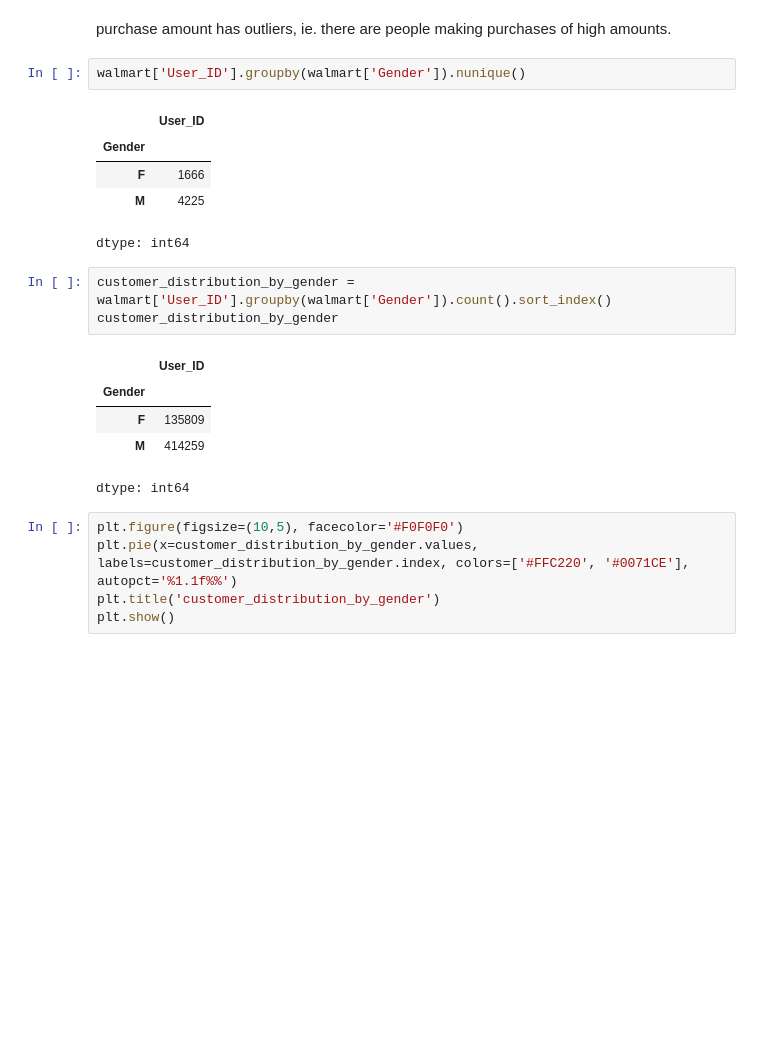
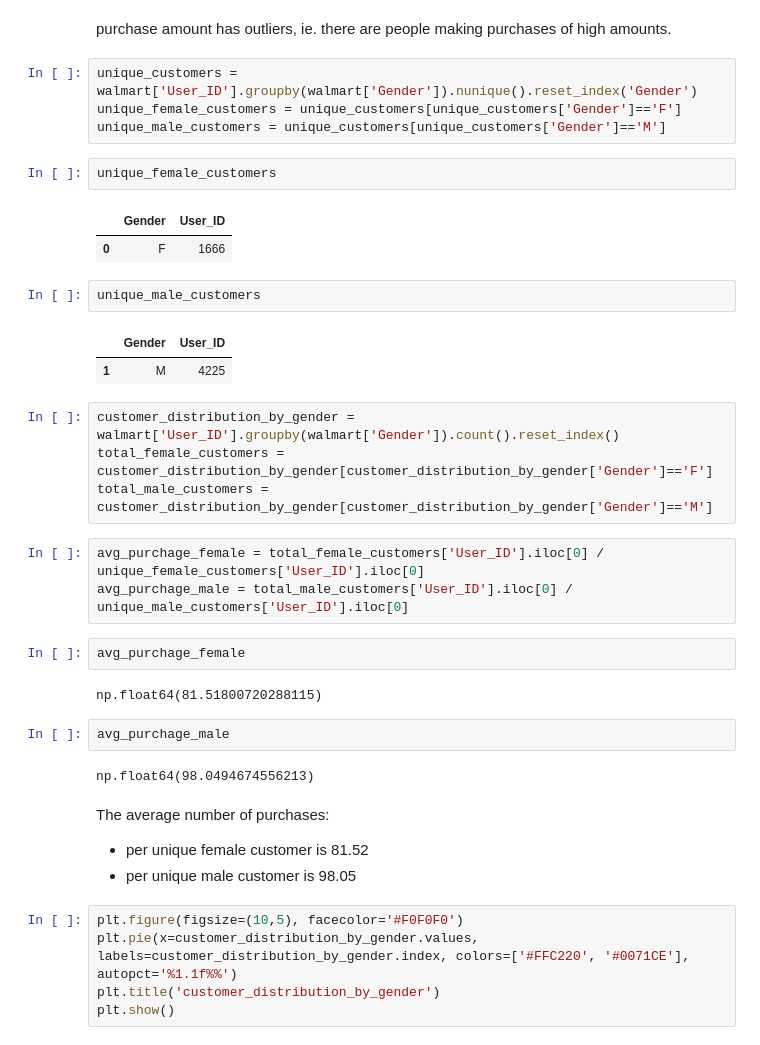
Before and after one commit to RichaGaharwar/Walmart---Confidence-Interval-CLT, a Jupyter notebook: Walmart_Confidence_Interval_&_CLT.ipynb, the cells around one changed output. Drawn from its saved outputs; the diff is of its cells as text; blank space fills up the shorter version.

```diff
--- a/Walmart_Confidence_Interval_&_CLT.ipynb
+++ b/Walmart_Confidence_Interval_&_CLT.ipynb
@@ -194,23 +194,39 @@ plt.show()
 [figure]
 # %% [markdown]
 purchase amount has outliers, ie. there are people making purchases of high amounts.
-# %%
-walmart['User_ID'].groupby(walmart['Gender']).nunique()
-# %% [output]
-|  | User_ID |
-| Gender |  |
-| F | 1666 |
-| M | 4225 |
-dtype: int64
+# %%
+unique_customers = walmart['User_ID'].groupby(walmart['Gender']).nunique().reset_index('Gender')
+unique_female_customers = unique_customers[unique_customers['Gender']=='F']
+unique_male_customers = unique_customers[unique_customers['Gender']=='M']
+# %%
+unique_female_customers
+# %% [output]
+|  | Gender | User_ID |
+| 0 | F | 1666 |
+# %%
+unique_male_customers
+# %% [output]
+|  | Gender | User_ID |
+| 1 | M | 4225 |
 # %%
-customer_distribution_by_gender = walmart['User_ID'].groupby(walmart['Gender']).count().sort_index()
-customer_distribution_by_gender
+customer_distribution_by_gender = walmart['User_ID'].groupby(walmart['Gender']).count().reset_index()
+total_female_customers = customer_distribution_by_gender[customer_distribution_by_gender['Gender']=='F']
+total_male_customers = customer_distribution_by_gender[customer_distribution_by_gender['Gender']=='M']
-# %% [output]
-|  | User_ID |
-| Gender |  |
-| F | 135809 |
-| M | 414259 |
-dtype: int64
+# %%
+avg_purchage_female = total_female_customers['User_ID'].iloc[0] / unique_female_customers['User_ID'].iloc[0]
+avg_purchage_male = total_male_customers['User_ID'].iloc[0] / unique_male_customers['User_ID'].iloc[0]
+# %%
+avg_purchage_female
+# %% [output]
+np.float64(81.51800720288115)
+# %%
+avg_purchage_male
+# %% [output]
+np.float64(98.0494674556213)
+# %% [markdown]
+ The average number of purchases:
+ * per unique female customer is 81.52
+ * per unique male customer is 98.05
 # %%
 plt.figure(figsize=(10,5), facecolor='#F0F0F0')
 plt.pie(x=customer_distribution_by_gender.values, labels=customer_distribution_by_gender.index, colors=['#FFC220', '#0071CE'], autopct='%1.1f%%')
```
